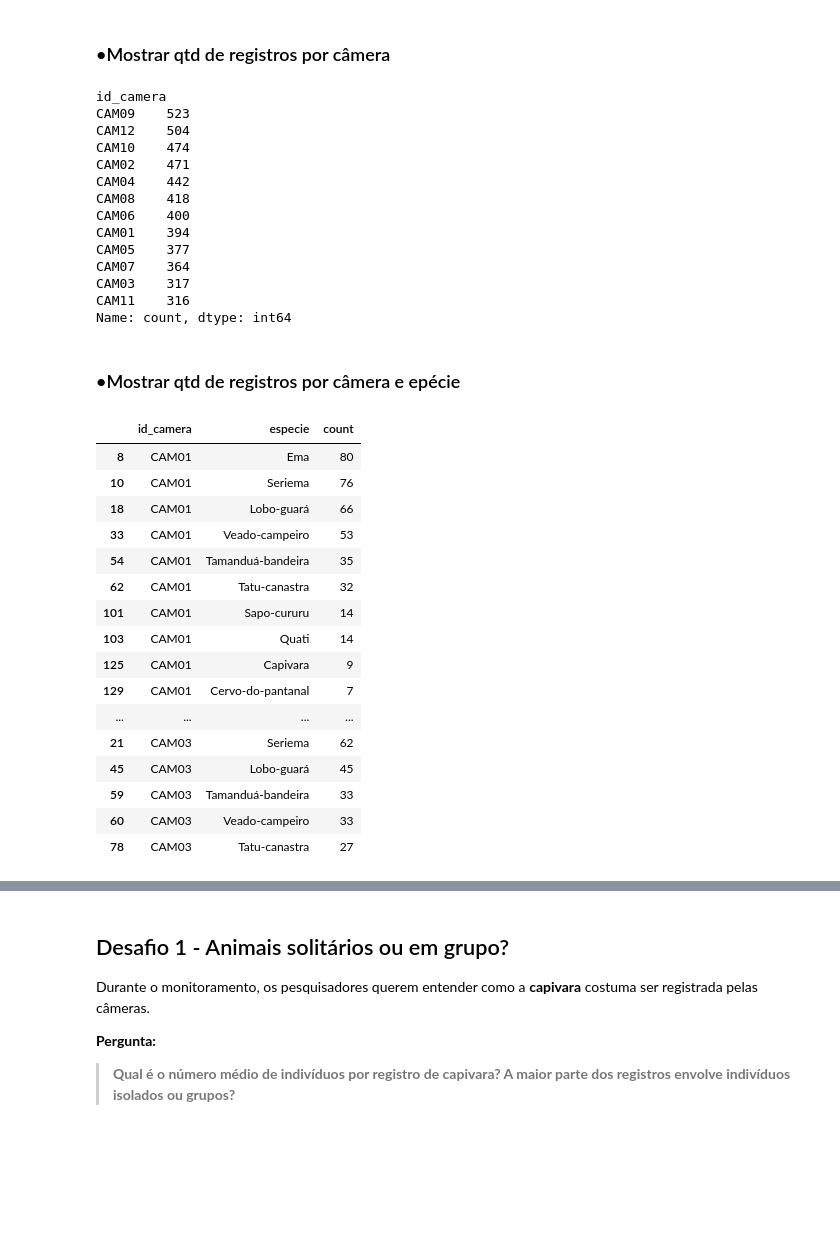
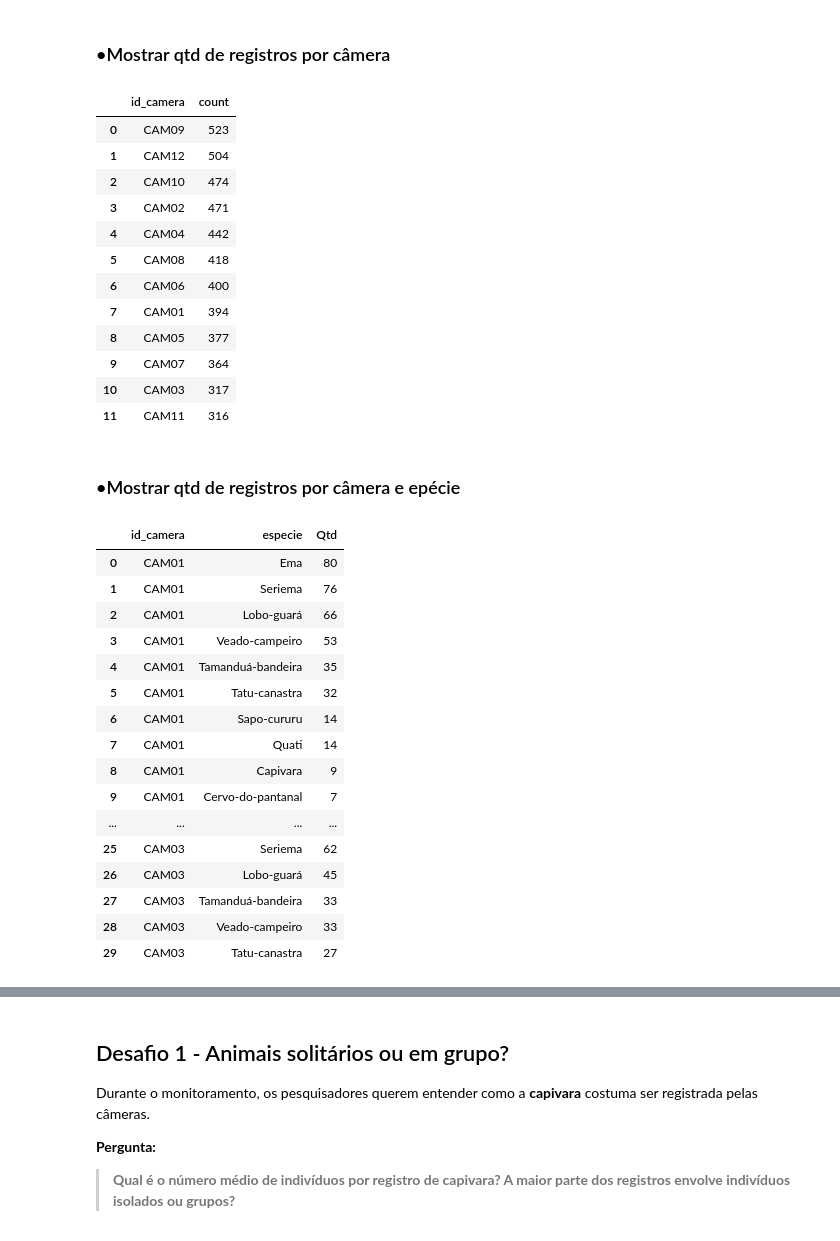
Before and after one commit to dinizjr/Trilha-IA, a Jupyter notebook: DS/Ex01.ipynb, the cells around one changed output, grey strips where cells are left out. Cells and saved outputs as stored; diff of their text form; code cells hidden in the pictures; blank space fills up the shorter version.

```diff
--- a/DS/Ex01.ipynb
+++ b/DS/Ex01.ipynb
@@ -133,50 +134,49 @@ Length: 13, dtype: str
 # %% [markdown]
 ### •Mostrar qtd de registros por câmera
 # %%
-dt.id_camera.value_counts()
+dt.id_camera.value_counts().reset_index()
 # %% [output]
-id_camera
-CAM09    523
-CAM12    504
-CAM10    474
-CAM02    471
-CAM04    442
-CAM08    418
-CAM06    400
-CAM01    394
-CAM05    377
-CAM07    364
-CAM03    317
-CAM11    316
-Name: count, dtype: int64
+|  | id_camera | count |
+| 0 | CAM09 | 523 |
+| 1 | CAM12 | 504 |
+| 2 | CAM10 | 474 |
+| 3 | CAM02 | 471 |
+| 4 | CAM04 | 442 |
+| 5 | CAM08 | 418 |
+| 6 | CAM06 | 400 |
+| 7 | CAM01 | 394 |
+| 8 | CAM05 | 377 |
+| 9 | CAM07 | 364 |
+| 10 | CAM03 | 317 |
+| 11 | CAM11 | 316 |
 # %% [markdown]
 ### •Mostrar qtd de registros por câmera e epécie
 # %%
 resultado = (
     dt.value_counts(["id_camera", "especie"])
-    .reset_index(name="count")
+    .reset_index(name="Qtd")
     .sort_values(
-        by=["id_camera", "count"],
+        by=["id_camera", "Qtd"],
         ascending=[True, False]
-    )
+    ).reset_index(drop=True)
 )
 
 resultado.head(30)
 # %% [output]
-|  | id_camera | especie | count |
-| 8 | CAM01 | Ema | 80 |
-| 10 | CAM01 | Seriema | 76 |
-| 18 | CAM01 | Lobo-guará | 66 |
-| 33 | CAM01 | Veado-campeiro | 53 |
-| 54 | CAM01 | Tamanduá-bandeira | 35 |
-| 62 | CAM01 | Tatu-canastra | 32 |
-| 101 | CAM01 | Sapo-cururu | 14 |
-| 103 | CAM01 | Quati | 14 |
-| 125 | CAM01 | Capivara | 9 |
-| 129 | CAM01 | Cervo-do-pantanal | 7 |
+|  | id_camera | especie | Qtd |
+| 0 | CAM01 | Ema | 80 |
+| 1 | CAM01 | Seriema | 76 |
+| 2 | CAM01 | Lobo-guará | 66 |
+| 3 | CAM01 | Veado-campeiro | 53 |
+| 4 | CAM01 | Tamanduá-bandeira | 35 |
+| 5 | CAM01 | Tatu-canastra | 32 |
+| 6 | CAM01 | Sapo-cururu | 14 |
+| 7 | CAM01 | Quati | 14 |
+| 8 | CAM01 | Capivara | 9 |
+| 9 | CAM01 | Cervo-do-pantanal | 7 |
 | ... | ... | ... | ... |
-| 21 | CAM03 | Seriema | 62 |
-| 45 | CAM03 | Lobo-guará | 45 |
-| 59 | CAM03 | Tamanduá-bandeira | 33 |
-| 60 | CAM03 | Veado-campeiro | 33 |
-| 78 | CAM03 | Tatu-canastra | 27 |
+| 25 | CAM03 | Seriema | 62 |
+| 26 | CAM03 | Lobo-guará | 45 |
+| 27 | CAM03 | Tamanduá-bandeira | 33 |
+| 28 | CAM03 | Veado-campeiro | 33 |
+| 29 | CAM03 | Tatu-canastra | 27 |
```
Also changed, not shown: parts of 7 cells of this notebook.
